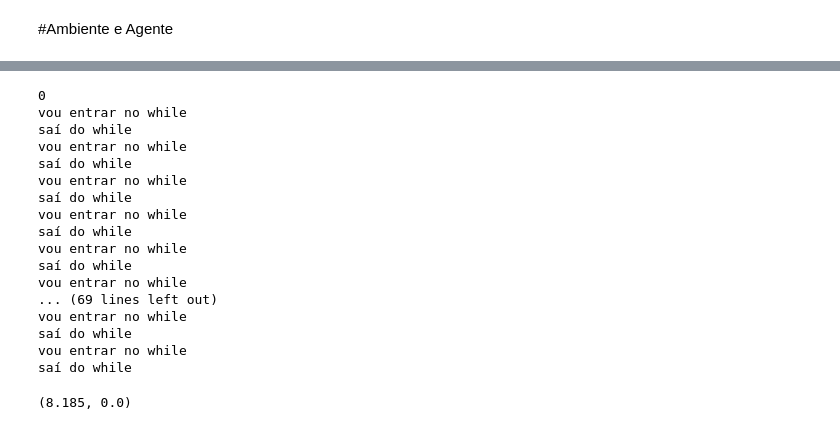
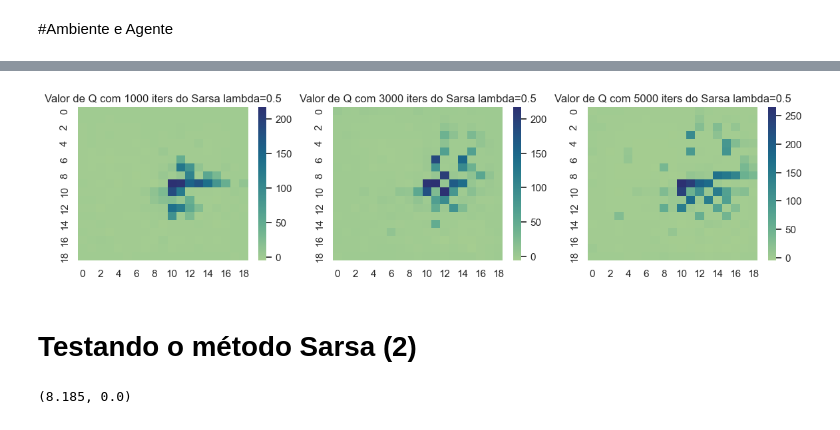
Before and after one commit to g-gibosky/RL-Snake-Game, a Jupyter notebook: Cópia de SnakeGame2(1).ipynb, the cells around one changed output, grey strips where cells are left out. Saved outputs shown, nothing was run; the diff lists cells and outputs as text; code cells hidden in the pictures.

```diff
--- a/Cópia de SnakeGame2(1).ipynb
+++ b/Cópia de SnakeGame2(1).ipynb
@@ -172,7 +172,7 @@ class SnakeGame():
       if new_head == self.food:
           self.snake.insert(0, new_head)
           self.food = self.initialize_food()
-          return 10, self.get_state(), True #alcançou o objetivo parabéns!
+          return 100, self.get_state(), True #alcançou o objetivo parabéns!
 
 
       self.snake.insert(0, new_head)
@@ -410,0 +518,2 @@ def test_sarsa(agent_sarsa, n_iter = 1000):
+# %%
+agent_sarsa_lambda.train_sarsa_lambda(1)
@@ -410,0 +550,17 @@ def test_sarsa(agent_sarsa, n_iter = 1000):
+# %%
+# testando com diferentes Ns
+import datetime
+
+for i in [1000, 3000, 5000]:
+   print('Rodando p/ i=', i)
+   now = datetime.datetime.now()
+   print('Start time: ', now)
+   game_1 = SnakeGame()
+   agent_sarsa_lambda = Sarsa_lambda(game_1)
+   #sarsa=True
+   agent_sarsa_lambda.train_sarsa_lambda(i)
+   end = datetime.datetime.now()
+   print('Time elapsed: ', end-now)
+
+   with open(f'q_values_sarsa_lambda_{i}runs.pkl', 'wb') as fp:
+      pickle.dump(agent_sarsa_lambda.value_function, fp)
@@ -410,0 +577,26 @@ def test_sarsa(agent_sarsa, n_iter = 1000):
+# %%
+import matplotlib.pyplot as plt
+import seaborn as sns
+
+fig, axs = plt.subplots(1, 3, figsize=(14, 3))
+for i, n in enumerate([1000, 3000, 5000]):
+  with open(f'q_values_sarsa_lambda_{n}runs.pkl', 'rb') as fp:
+    value_function = pickle.load(fp)
+
+  matrix_values = np.zeros((19, 19))
+  #print(value_function.keys())
+  for k in list(value_function.keys()):
+    #print(k)
+    x = int(k.split(',')[0].split('(')[1])
+    y = int(k.split(',')[1].split(')')[0])
+
+    matrix_values[x+9][y+9] = value_function[k]
+
+  #matrix_values[19][19] = 0
+
+  sns.heatmap(matrix_values, ax = axs[i], cmap="crest")#, annot = True)
+  axs[i].set_title(f'Valor de Q com {n} iters do Sarsa lambda=0.5')
+# %% [output]
+[figure, added]
+# %% [markdown]
+# Testando o método Sarsa (2)
@@ -413,25 +621,7 @@ game_1 = SnakeGame()
 #agent = RL_Agent(game_1)
 agent_sarsa = Sarsa(game_1)
 #sarsa=True
-agent_sarsa.train(1, True)
+agent_sarsa.train(100, True)
-# %% [output]
-0
-vou entrar no while
-saí do while
-vou entrar no while
-saí do while
-vou entrar no while
-saí do while
-vou entrar no while
-saí do while
-vou entrar no while
-saí do while
-vou entrar no while
-... (69 lines left out)
-vou entrar no while
-saí do while
-vou entrar no while
-saí do while
 # %%
 test_sarsa(agent_sarsa)
 # %% [output]
```
Also changed, not shown: parts of 7 cells of this notebook.
